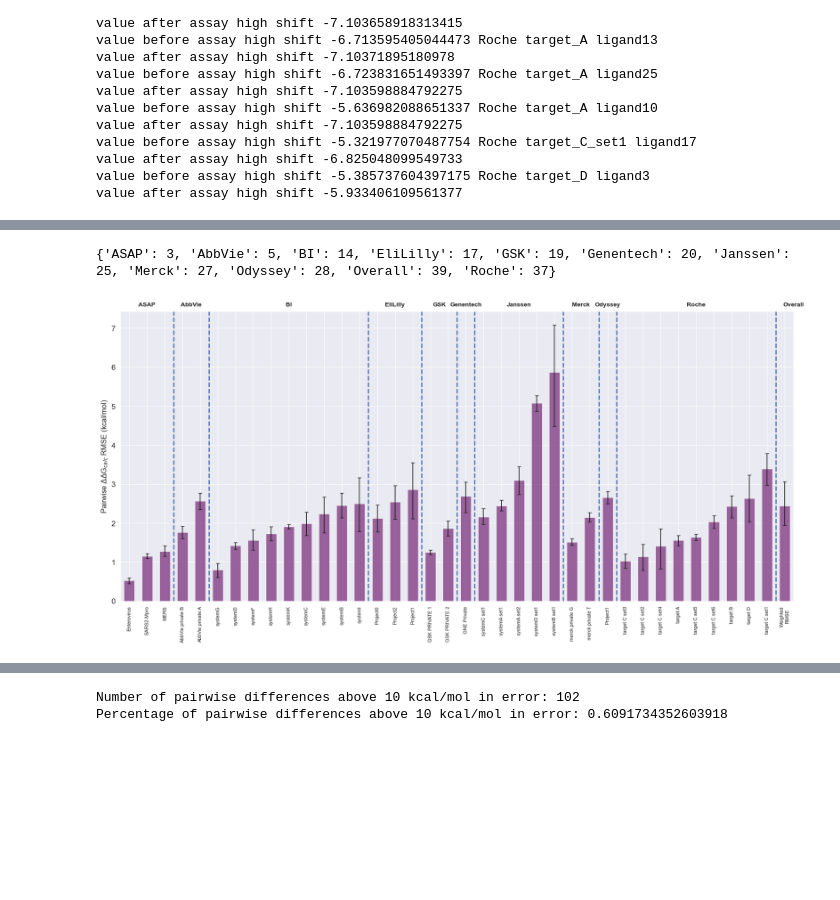
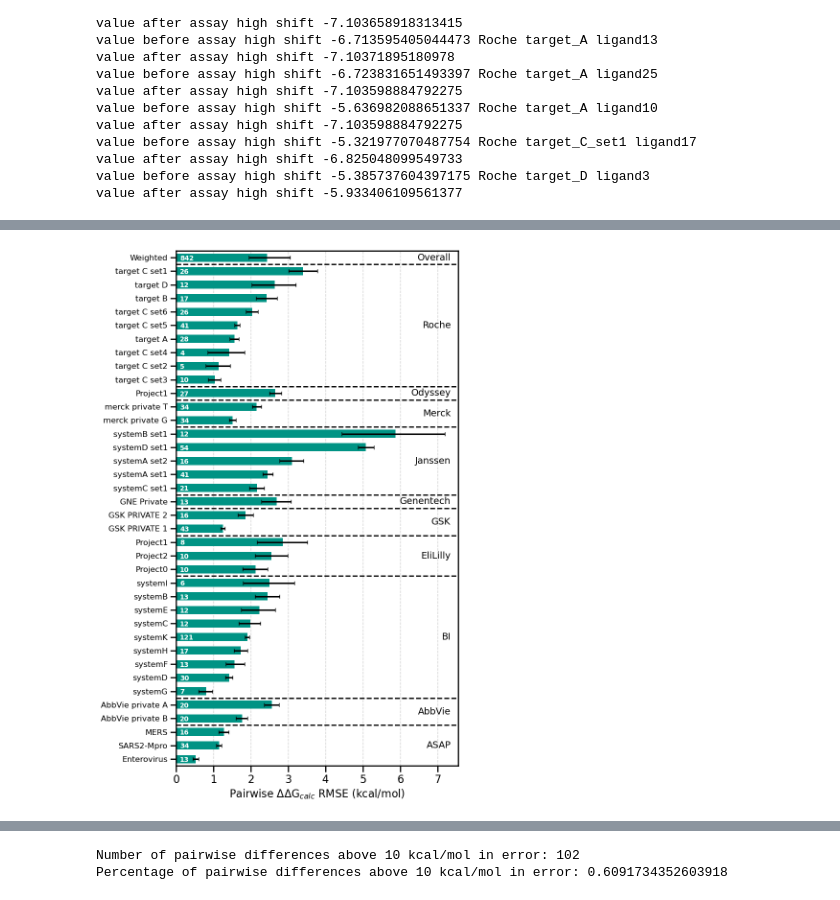
Before and after one commit to OpenFreeEnergy/IndustryBenchmarks2024, a Jupyter notebook: industry_benchmarks/analysis/notebooks/compare_public_private_sets.ipynb, the cells around one changed output, grey strips where cells are left out. Drawn from its saved outputs; the diff is of its cells as text; code cells hidden in the pictures; blank space fills up the shorter version.

Commit message:
update notebooks to final figures

```diff
--- a/industry_benchmarks/analysis/notebooks/compare_public_private_sets.ipynb
+++ b/industry_benchmarks/analysis/notebooks/compare_public_private_sets.ipynb
@@ -3,7 +3,9 @@ import pandas as pd
 import matplotlib.pyplot as plt
 import seaborn as sns
 import numpy as np
-sns.set_style("darkgrid")
-sns.set_theme("paper")
+sns.set_context("talk")
+
+openfe_public_colour = "#8A2283"
+openfe_private_colour = "#009384"
 # %%
 normal_edge_data = pd.read_csv("https://raw.githubusercontent.com/OpenFreeEnergy/IndustryBenchmarks2024/refs/heads/main/industry_benchmarks/analysis/processed_results/combined_pymbar3_edge_data.csv")
@@ -70,12 +76,12 @@ private_dg_data
 # %%
 # create a second filtered version of the private dataset to correct for duplicate ligands and ligands reported at the assay limits
 issue_ligands = {
-    ("GSK", "GSK_PRIVATE_1"): {"tautomer": ["ligand23", "ligand18"], "enantiomer":["ligand9"]},
+    ("EliLilly", "Project0"): {"conformers": ["ligand1"]},
+    ("GSK", "GSK_PRIVATE_1"): {"tautomer": ["ligand18", "ligand23"], "enantiomer":["ligand9"]},
+    ("Janssen", "systemB_set1"): {"enantiomer": ["ligand0", "ligand4", "ligand7", "ligand10", "ligand17", "ligand18"]},
     ("Janssen", "systemD_set1"): {"tautomer": ["ligand36", "ligand1"], "enantiomer": ["ligand54"], "assay_high": ["ligand44", "ligand23", "ligand45", "ligand25", "ligand18", "ligand19", "ligand32"]},
+    ("Merck", "merck_private_G"): {"conformers": ["ligand23"]},
     ("Merck", "merck_private_T"): {"enantiomer": ["ligand30"], "assay_high": ["ligand9", "ligand31", "ligand14", "ligand6"], "assay_low": ["ligand24", "ligand22", "ligand32"]},
-    ("EliLilly", "Project0"): {"conformers": ["ligand1"]},
-    ("Janssen", "systemB_set1"): {"enantiomer": ["ligand0", "ligand7", "ligand4", "ligand10", "ligand17", "ligand18"]},
-    ("Merck", "merck_private_G"): {"conformers": ["ligand23"]},
     ("Roche", "target_A"): {"enantiomer": ["ligand0"], "assay_high": ["ligand3", "ligand15", "ligand14", "ligand23", "ligand11", "ligand18", "ligand13", "ligand17", "ligand25", "ligand10"]},
     ("Roche", "target_B"): {"assay_high": ["ligand3", "ligand4"]},
     ("Roche", "target_C_set1"): {"conformers": ["ligand16",], "assay_high": ["ligand17", "ligand18"]},
@@ -193,13 +209,16 @@ def calculate_system_pairwise_rmse(df):
                 bootstrapped_rmse[i] = ((sample_df["OpenFE DDG (kcal/mol)"] - sample_df["Exp DDG (kcal/mol)"]) ** 2).mean() ** 0.5
             lower_bound = np.percentile(bootstrapped_rmse, 2.5)
             upper_bound = np.percentile(bootstrapped_rmse, 97.5)
+            # get all ligand names
+            ligand_names = target_df["Ligand 1"].unique().tolist() + target_df["Ligand 2"].unique().tolist()
+            n_ligands = len(set(ligand_names))
             rmse_data.append({
                 "System": target,
                 "RMSE (kcal/mol)": rmse,
                 "RMSE lower": lower_bound,
                 "RMSE upper": upper_bound,
                 "Class": system,
-                "n ligands": len(target_df["Ligand 1"].unique())
+                "n ligands": n_ligands
                 })
     # now calculate the weighted RMSE and add it to the end of the dataframe
     rmse_df = pd.DataFrame(rmse_data)
@@ -215,7 +234,7 @@ def calculate_system_pairwise_rmse(df):
     rmse_df.sort_values(by=["Class", "RMSE (kcal/mol)"], inplace=True)
     # concatenate the weighted RMSE to the end of the dataframe
     row_data = {
-        "System": "Weighted\nRMSE",
+        "System": "Weighted",
         "RMSE (kcal/mol)": weighted_rmse,
         "RMSE lower": lower_bound_weighted,
         "RMSE upper": upper_bound_weighted,
@@ -316,6 +337,5 @@ plot_pairwise_rmse(system_pairwise_rmse_private, "per_system_pairwise_rmse_priva
 # %%
 # plot again using the filtered private dataset
-plot_pairwise_rmse(system_pairwise_rmse_private_filtered, "per_system_pairwise_rmse_filtered.png")
+plot_pairwise_rmse_vertical(system_pairwise_rmse_private_filtered, "per_system_pairwise_rmse_filtered_vertical.pdf")
 # %% [output]
-{'ASAP': 3, 'AbbVie': 5, 'BI': 14, 'EliLilly': 17, 'GSK': 19, 'Genentech': 20, 'Janssen': 25, 'Merck': 27, 'Odyssey': 28, 'Overall': 39, 'Roche': 37}
-[figure, old version]
+[figure, new version]
```
Also changed, not shown: parts of 54 cells of this notebook, 2 other files.
